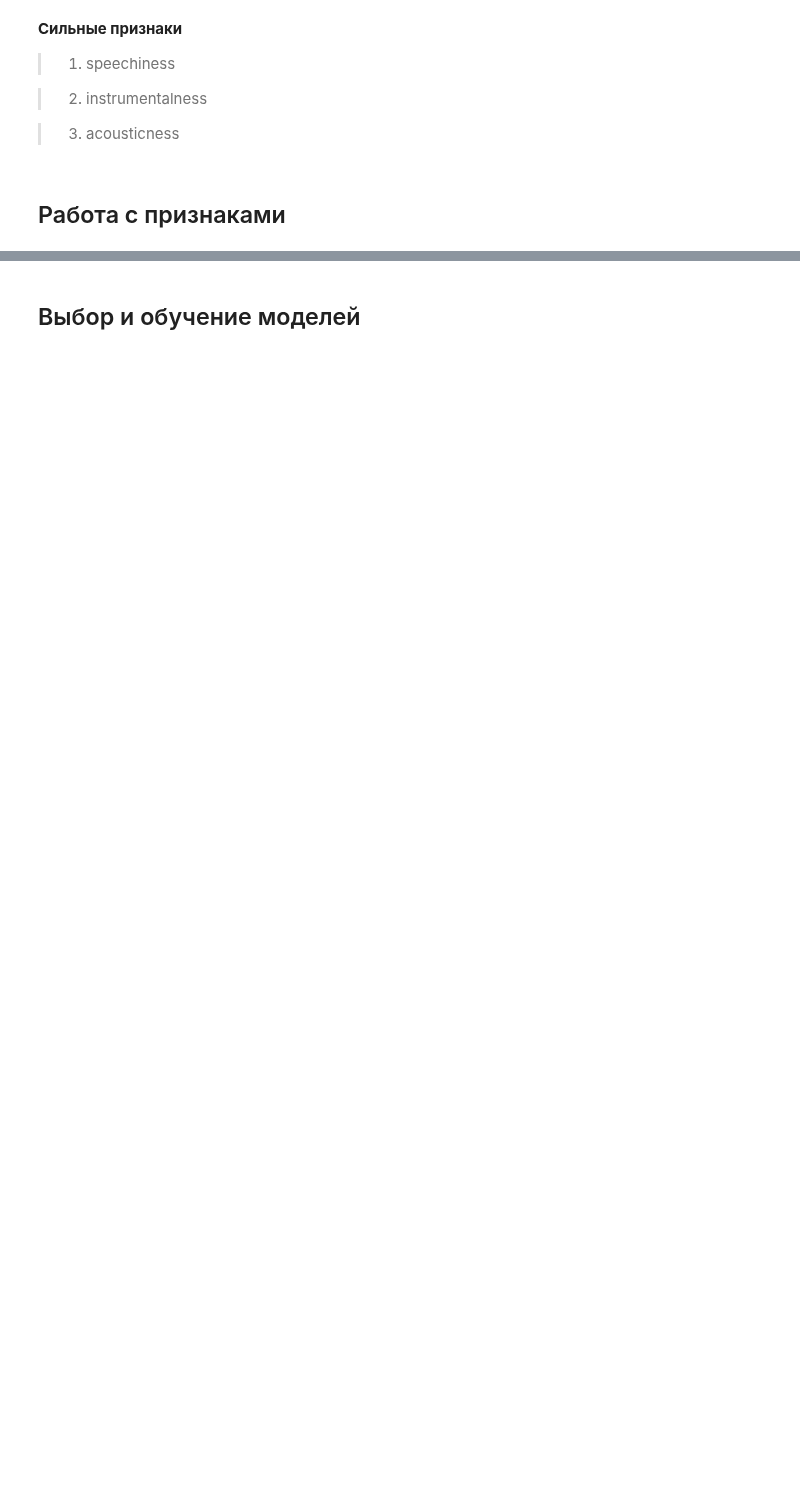
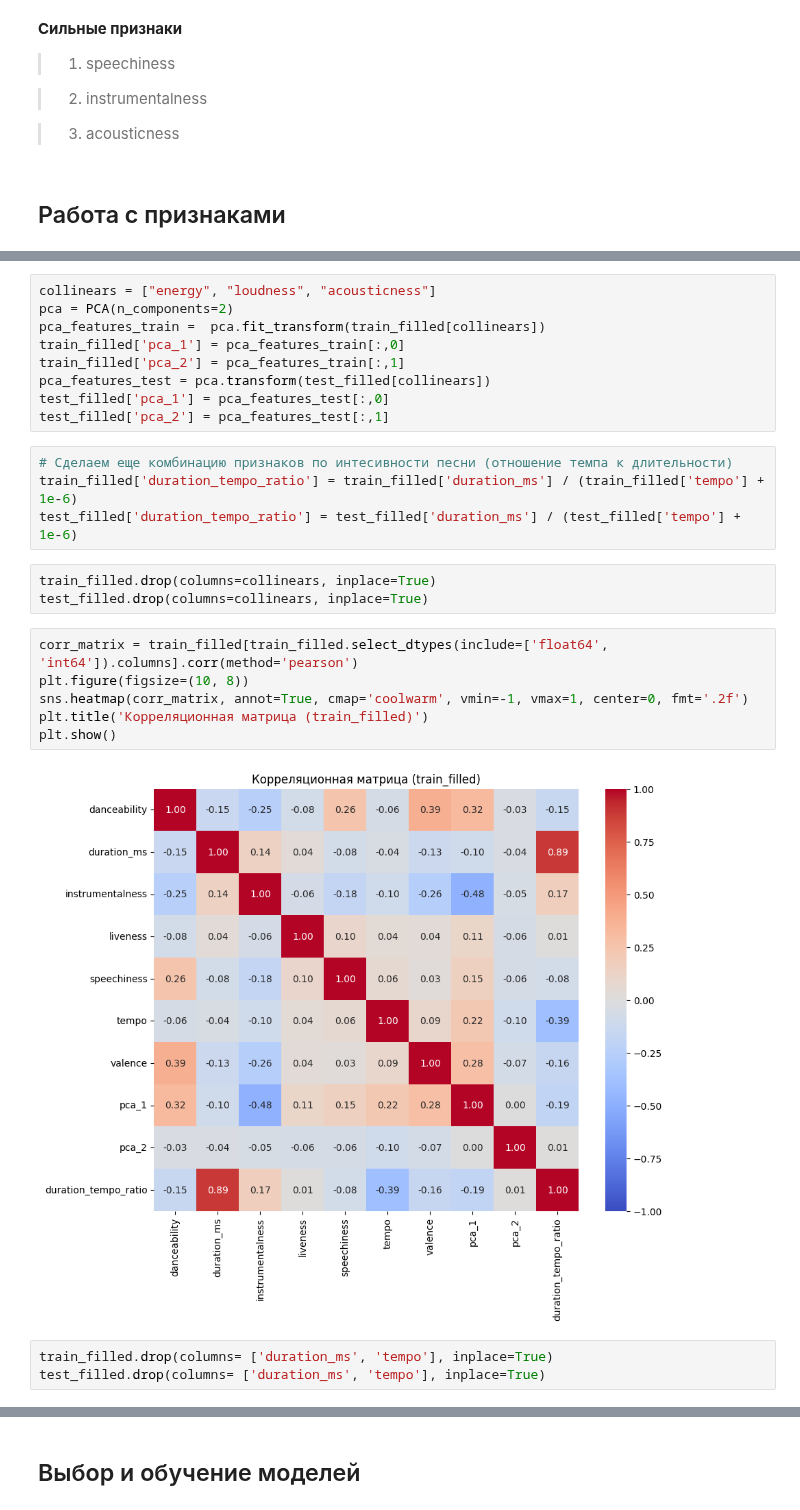
Before and after one commit to iZemenkov/HSE-ML-TEAM-4, a Jupyter notebook: Project_Music_genre_prediction.ipynb, the cells around one changed output, grey strips where cells are left out. Drawn from its saved outputs; the diff is of its cells as text; blank space fills up the shorter version.

```diff
--- a/Project_Music_genre_prediction.ipynb
+++ b/Project_Music_genre_prediction.ipynb
@@ -533,0 +556,27 @@ plt.show()
+# %%
+collinears = ["energy", "loudness", "acousticness"]
+pca = PCA(n_components=2)
+pca_features_train =  pca.fit_transform(train_filled[collinears])
+train_filled['pca_1'] = pca_features_train[:,0]
+train_filled['pca_2'] = pca_features_train[:,1]
+pca_features_test = pca.transform(test_filled[collinears])
+test_filled['pca_1'] = pca_features_test[:,0]
+test_filled['pca_2'] = pca_features_test[:,1]
+# %%
+# Сделаем еще комбинацию признаков по интесивности песни (отношение темпа к длительности)
+train_filled['duration_tempo_ratio'] = train_filled['duration_ms'] / (train_filled['tempo'] + 1e-6)
+test_filled['duration_tempo_ratio'] = test_filled['duration_ms'] / (test_filled['tempo'] + 1e-6)
+# %%
+train_filled.drop(columns=collinears, inplace=True)
+test_filled.drop(columns=collinears, inplace=True)
+# %%
+corr_matrix = train_filled[train_filled.select_dtypes(include=['float64', 'int64']).columns].corr(method='pearson')
+plt.figure(figsize=(10, 8))
+sns.heatmap(corr_matrix, annot=True, cmap='coolwarm', vmin=-1, vmax=1, center=0, fmt='.2f')
+plt.title('Корреляционная матрица (train_filled)')
+plt.show()
+# %% [output]
+[figure, added]
+# %%
+train_filled.drop(columns= ['duration_ms', 'tempo'], inplace=True)
+test_filled.drop(columns= ['duration_ms', 'tempo'], inplace=True)
```
Also changed, not shown: parts of 17 cells of this notebook.
